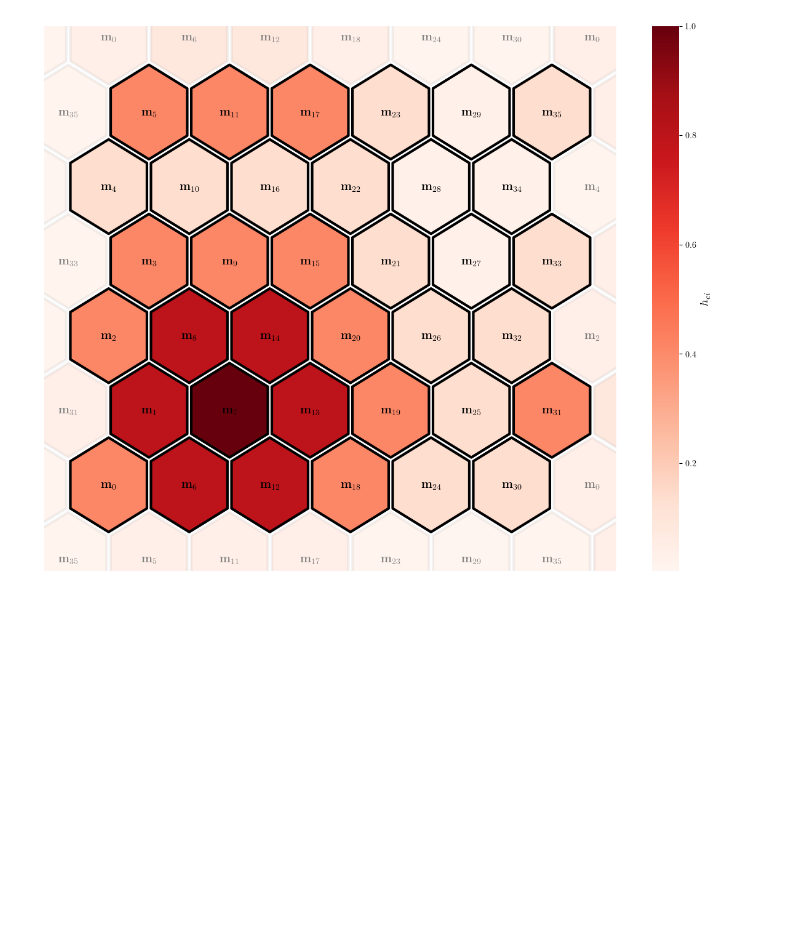
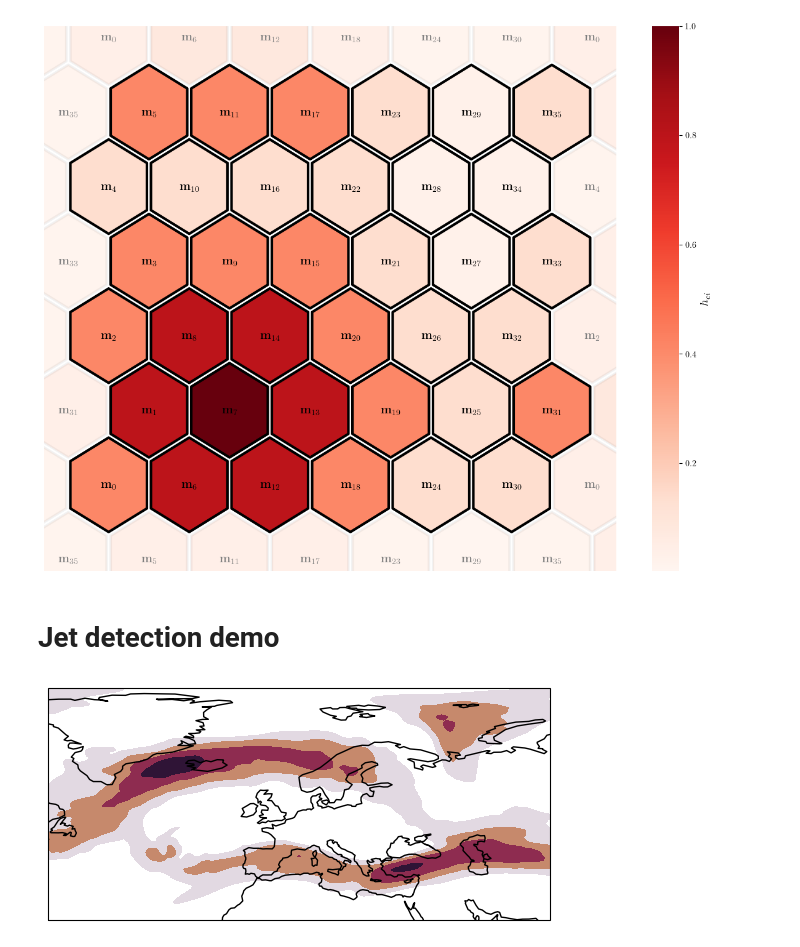
Before and after one commit to hbanderier/persistent-extremes-era5, a Jupyter notebook: presentation_plots.ipynb, the cells around one changed output. Drawn from its saved outputs; the diff is of its cells as text; code cells hidden in the pictures; blank space fills up the shorter version.

```diff
--- a/presentation_plots.ipynb
+++ b/presentation_plots.ipynb
@@ -146,3 +146,14 @@ ax.set_ylim(ylims)
 # %% [output]
 (0.7320507764816284, 7.062177658081055)
 [figure]
+# %% [markdown]
+# Jet detection demo
+# %%
+clu = Clusterplot(1, 1, exp_wind.get_region())
+da = da_abs
+tsteps = np.random.randint(len(da), size=clu.nrow * clu.ncol)
+lon, lat = da.lon.values, da.lat.values
+_ = clu.add_contourf([da[t] for t in tsteps], cmap='twilight_shifted', cbar_label='Wind speed [m/s]', nlevels=7, transparify=3, draw_cbar=False)
+plt.savefig('Figures/jet_detection_demo/raw.svg')
+# %% [output]
+[figure, added]
```
Also changed, not shown: parts of 4 cells of this notebook, 14 other files.
